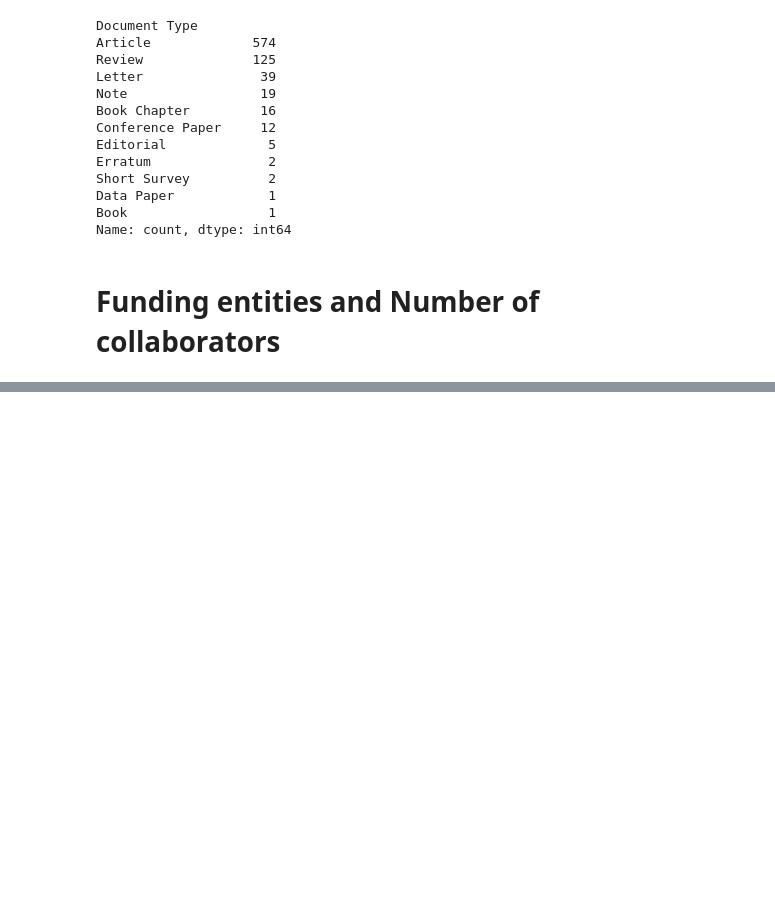
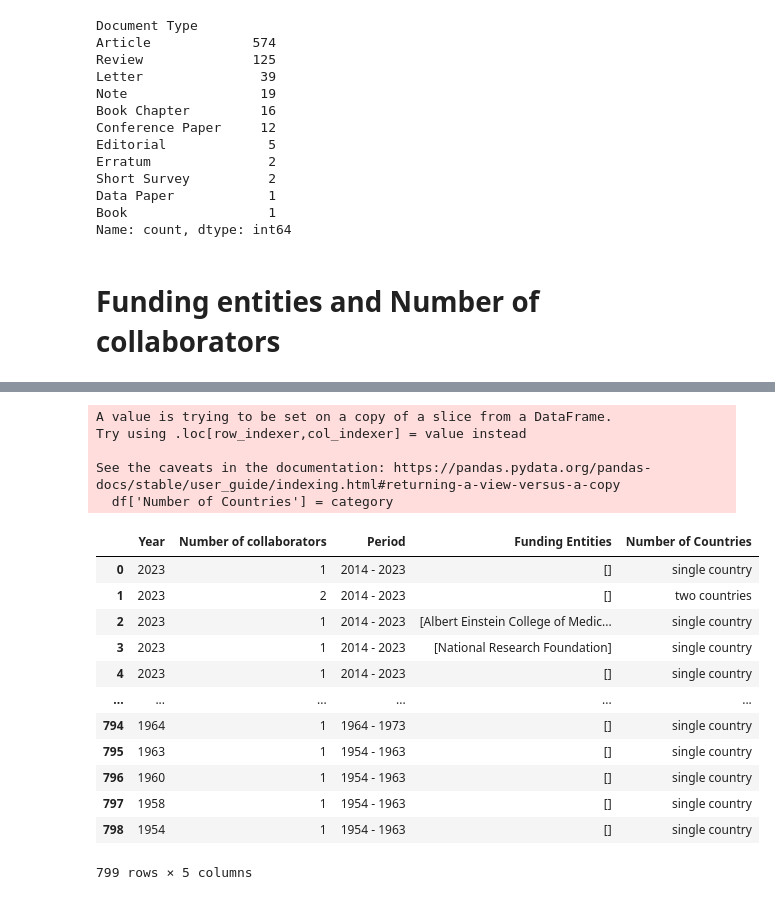
Before and after one commit to msherrif04/OphthoViz, a Jupyter notebook: notebooks/data_processing_03.ipynb, the cells around one changed output, grey strips where cells are left out. Drawn from its saved outputs; the diff is of its cells as text; code cells hidden in the pictures; blank space fills up the shorter version.

```diff
--- a/notebooks/data_processing_03.ipynb
+++ b/notebooks/data_processing_03.ipynb
@@ -745,0 +811,22 @@ doc_type.to_csv('../data/processed/doc_type.csv')
+# %%
+df['Number of Countries'] = category
+df
+# %% [output]
+A value is trying to be set on a copy of a slice from a DataFrame.
+Try using .loc[row_indexer,col_indexer] = value instead
+
+See the caveats in the documentation: https://pandas.pydata.org/pandas-docs/stable/user_guide/indexing.html#returning-a-view-versus-a-copy
+  df['Number of Countries'] = category
+|  | Year | Number of collaborators | Period | Funding Entities | Number of Countries |
+| 0 | 2023 | 1 | 2014 - 2023 | [] | single country |
+| 1 | 2023 | 2 | 2014 - 2023 | [] | two countries |
+| 2 | 2023 | 1 | 2014 - 2023 | [Albert Einstein College of Medic... | single country |
+| 3 | 2023 | 1 | 2014 - 2023 | [National Research Foundation] | single country |
+| 4 | 2023 | 1 | 2014 - 2023 | [] | single country |
+| ... | ... | ... | ... | ... | ... |
+| 794 | 1964 | 1 | 1964 - 1973 | [] | single country |
+| 795 | 1963 | 1 | 1954 - 1963 | [] | single country |
+| 796 | 1960 | 1 | 1954 - 1963 | [] | single country |
+| 797 | 1958 | 1 | 1954 - 1963 | [] | single country |
+| 798 | 1954 | 1 | 1954 - 1963 | [] | single country |
+799 rows × 5 columns
```
Also changed, not shown: parts of 51 cells of this notebook, 15 other files.
